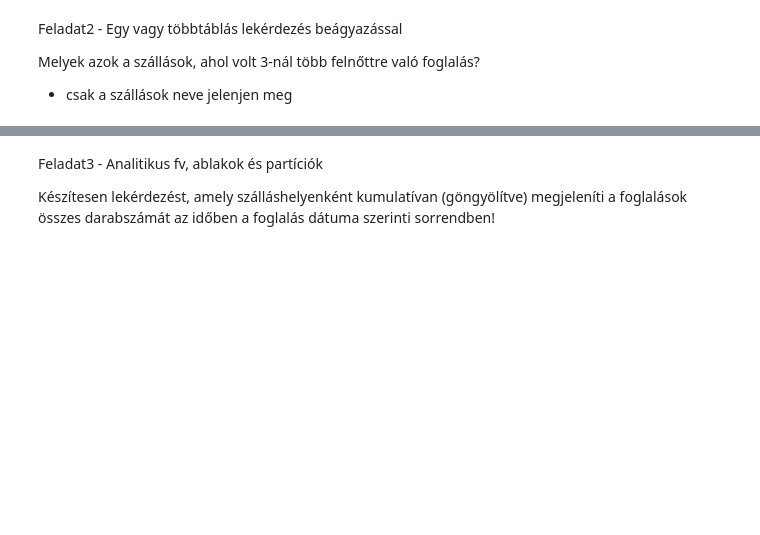
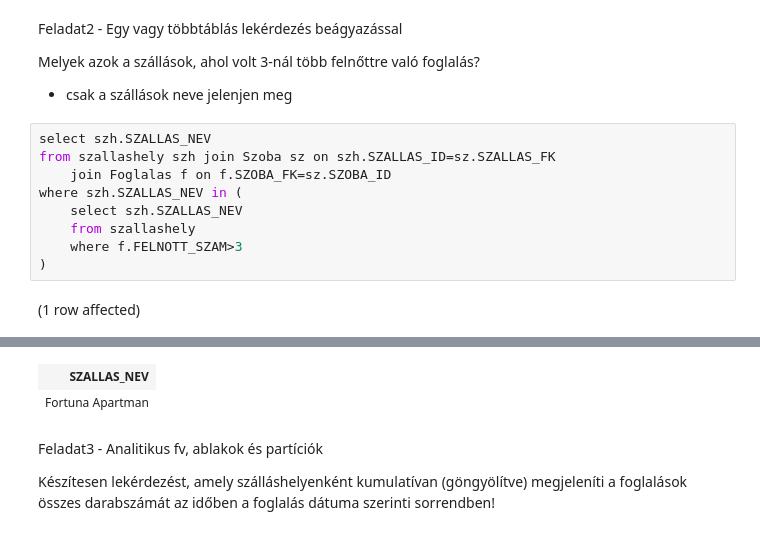
Before and after one commit to komarc/2, a Jupyter notebook: zh_ea_gyak_gyakorlas_merged/zh4/zh_minta_round2.ipynb, the cells around one changed output, grey strips where cells are left out. Saved outputs shown, nothing was run; the diff lists cells and outputs as text; blank space fills up the shorter version.

```diff
--- a/zh_ea_gyak_gyakorlas_merged/zh4/zh_minta_round2.ipynb
+++ b/zh_ea_gyak_gyakorlas_merged/zh4/zh_minta_round2.ipynb
@@ -35,3 +35,14 @@ Feladat2 - Egy vagy többtáblás lekérdezés beágyazással
 Melyek azok a szállások, ahol volt 3-nál több felnőttre való foglalás?
 
 - csak a szállások neve jelenjen meg
+# %%
+select szh.SZALLAS_NEV
+from szallashely szh join Szoba sz on szh.SZALLAS_ID=sz.SZALLAS_FK
+    join Foglalas f on f.SZOBA_FK=sz.SZOBA_ID
+where szh.SZALLAS_NEV in (
+    select szh.SZALLAS_NEV
+    from szallashely
+    where f.FELNOTT_SZAM>3
+)
+# %% [output]
+(1 row affected)
@@ -38,3 +50,5 @@ Melyek azok a szállások, ahol volt 3-nál több felnőttre való foglalás?
+| SZALLAS_NEV |
+| Fortuna Apartman |
 # %% [markdown]
 Feladat3 - Analitikus fv, ablakok és partíciók
 
```
Also changed, not shown: parts of 7 cells of this notebook, 1 other file.
